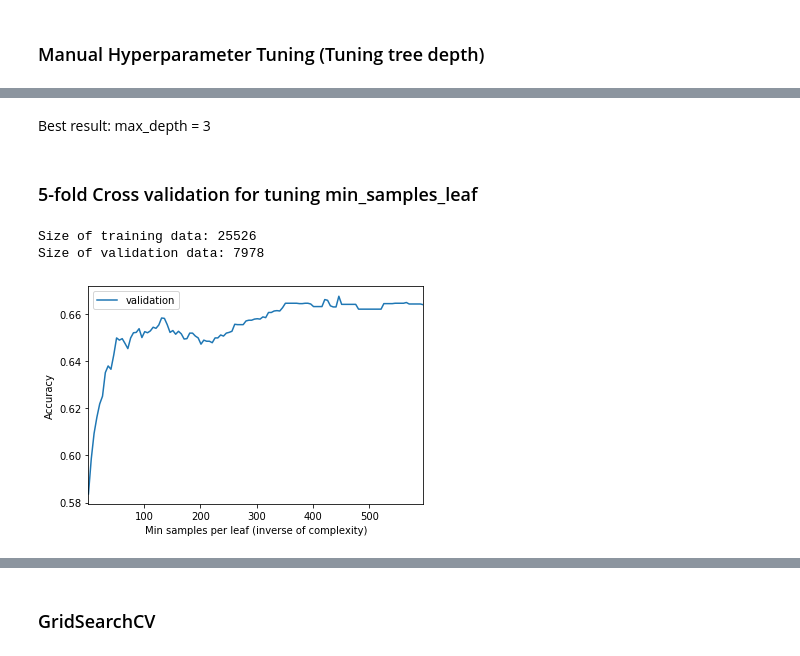
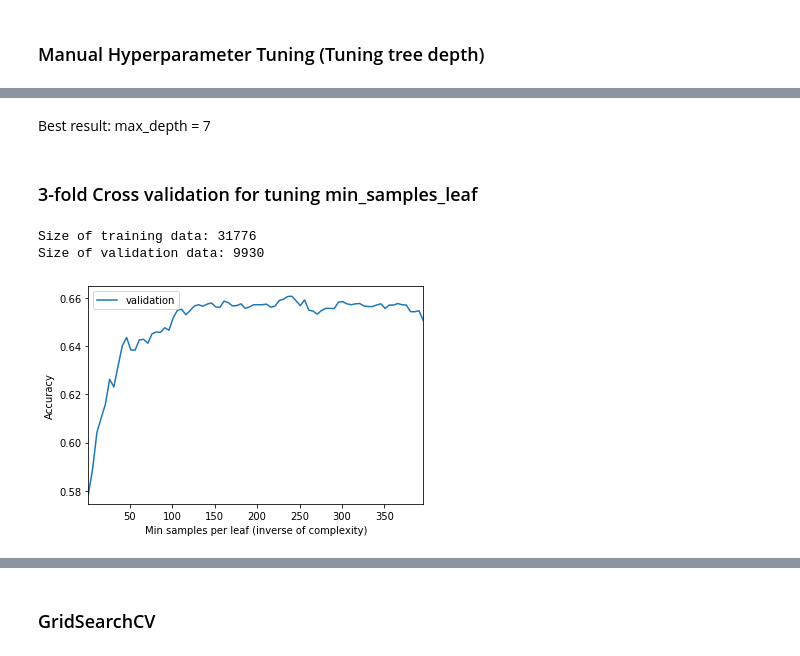
Before and after one commit to owen-hwlee/isom3360_project_credit_card_defaultee_analysis, a Jupyter notebook: models/decision_tree/decision_tree.ipynb, the cells around one changed output, grey strips where cells are left out. Drawn from its saved outputs; the diff is of its cells as text; code cells hidden in the pictures.

```diff
--- a/models/decision_tree/decision_tree.ipynb
+++ b/models/decision_tree/decision_tree.ipynb
@@ -709,0 +687,3 @@ for i in range(M.shape[0]):
+# %%
+#Drop the unexplicable features
+balanced_train = balanced_train.drop(columns='ORGANIZATION_TYPE_Business Entity Type 3')
@@ -709,0 +719,3 @@ for i in range(M.shape[0]):
+# %%
+#Drop unexplicable features
+balanced_train = balanced_train.drop(columns='FLAG_PHONE')
@@ -710,5 +751,6 @@ for i in range(M.shape[0]):
 # %%
-selected_features=['EXT_SOURCE_3','EXT_SOURCE_2','DAYS_BIRTH','REGION_RATING_CLIENT_W_CITY','NAME_EDUCATION_TYPE_Higher education','DAYS_LAST_PHONE_CHANGE','NAME_INCOME_TYPE_Working','NAME_EDUCATION_TYPE_Secondary / secondary special','DAYS_ID_PUBLISH','MALE_True','NAME_INCOME_TYPE_Pensioner','FLAG_DOCUMENT_3','REG_CITY_NOT_WORK_CITY','AMT_GOODS_PRICE','DAYS_REGISTRATION','REG_CITY_NOT_LIVE_CITY','REGION_POPULATION_RELATIVE','DEF_30_CNT_SOCIAL_CIRCLE','NAME_CONTRACT_TYPE_Revolving loans','DEF_60_CNT_SOCIAL_CIRCLE','LIVE_CITY_NOT_WORK_CITY','FLAG_DOCUMENT_6','NAME_FAMILY_STATUS_Single / not married','ORGANIZATION_TYPE_Self-employed','NAME_FAMILY_STATUS_Married','NAME_HOUSING_TYPE_With parents','NAME_HOUSING_TYPE_House / apartment','FLAG_PHONE','OCCUPATION_TYPE_Low-skill Laborers','NAME_INCOME_TYPE_State servant']
+#Store the chosen features
+selected_features=['EXT_SOURCE_3','EXT_SOURCE_2','DAYS_BIRTH','REGION_RATING_CLIENT_W_CITY','NAME_EDUCATION_TYPE_Higher education','NAME_INCOME_TYPE_Working','DAYS_LAST_PHONE_CHANGE','NAME_EDUCATION_TYPE_Secondary / secondary special','MALE_True','DAYS_ID_PUBLISH','NAME_INCOME_TYPE_Pensioner','REG_CITY_NOT_WORK_CITY','DAYS_REGISTRATION','REG_CITY_NOT_LIVE_CITY','AMT_GOODS_PRICE','REGION_POPULATION_RELATIVE','NAME_CONTRACT_TYPE_Revolving loans','LIVE_CITY_NOT_WORK_CITY','DEF_30_CNT_SOCIAL_CIRCLE','DEF_60_CNT_SOCIAL_CIRCLE','OCCUPATION_TYPE_Drivers','FLAG_WORK_PHONE','ORGANIZATION_TYPE_Self-employed','NAME_HOUSING_TYPE_With parents','NAME_FAMILY_STATUS_Single / not married','NAME_HOUSING_TYPE_House / apartment','NAME_INCOME_TYPE_State servant','NAME_FAMILY_STATUS_Married','FLAG_OWN_CAR_Y','HOUR_APPR_PROCESS_START']
 len(selected_features)
 # %% [output]
 30
@@ -809,7 +851,7 @@ weighted avg       1.00      1.00      1.00     31908
 ### Manual Hyperparameter Tuning (Tuning tree depth)
 # %%
 # create an array that holds the max_depth
-max_depth = np. linspace(1,32,32, endpoint=True)
+max_depth = np. linspace(1,10,10, endpoint=True)
 # %%
 max_depth
 # %% [output]
@@ -845,31 +885,31 @@ plt.show()
 # %% [markdown]
-Best result: max_depth = 3
+Best result: max_depth = 7
 # %% [markdown]
-### 5-fold Cross validation for tuning min_samples_leaf
+### 3-fold Cross validation for tuning min_samples_leaf
 # %%
 # Split into a sub training set and validation set
 X_strain, X_val2, y_strain, y_val2 = train_test_split(X_train, y_train, test_size=0.2, random_state=3360)
 print(f"Size of training data: {X_strain.shape[0]}")
 print(f"Size of validation data: {X_val.shape[0]}")
 
-min_leaves = range(1,600,5)
+min_leaves = range(1,400,5)
 
 Accuracy_val = []
 for m in min_leaves:
     # We train the model with only a portion of the training data (the 'sub-training' data set)
     model_val = DecisionTreeClassifier(min_samples_leaf=m, random_state=3360)
     model_val.fit(X_strain, y_strain)
     predictions_val = model_val.predict(X_val2)
     # And we evaluate in the validation set
     accuracy_val = accuracy_score(y_val2, predictions_val,normalize=True, sample_weight=None)
     Accuracy_val.append(accuracy_val)
 
 results = pd.DataFrame({"min_leaves": min_leaves, "validation":Accuracy_val})
 plot_fitting_curves(results)
 # %% [output]
-Size of training data: 25526
-Size of validation data: 7978
+Size of training data: 31776
+Size of validation data: 9930
-[figure, old version]
+[figure, new version]
 # %%
 from sklearn.model_selection import cross_val_predict
 
```
Also changed, not shown: parts of 85 cells of this notebook, 1 other file.
